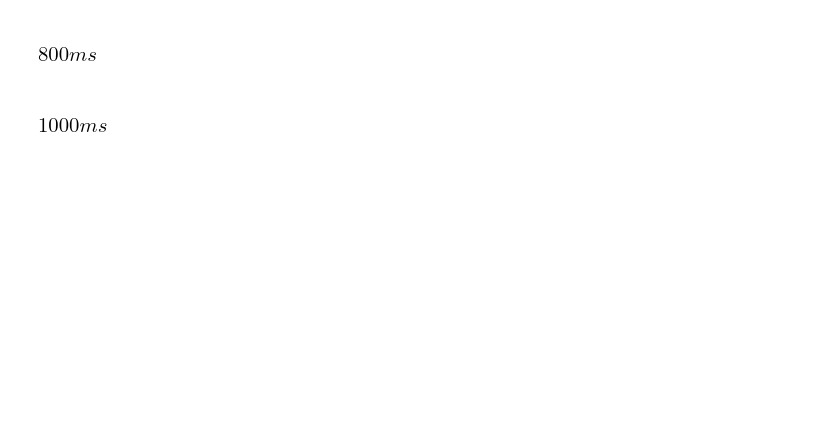
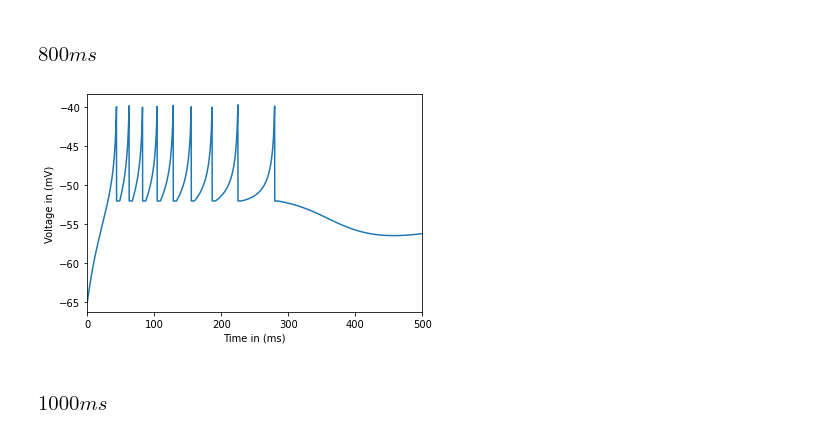
Before and after one commit to Jaffar-Hussein/ADEX, a Jupyter notebook: Models/neural_Adex_simulations.ipynb, the cells around one changed output. Saved outputs shown, nothing was run; the diff lists cells and outputs as text; code cells hidden in the pictures; blank space fills up the shorter version.

```diff
--- a/Models/neural_Adex_simulations.ipynb
+++ b/Models/neural_Adex_simulations.ipynb
@@ -922,30 +988,32 @@ parameters = {
 # %%
 eqs = """
     dvm/dt = (g_l*(e_l - vm) + g_l*d_t*exp((vm-v_t)/d_t) + i_stim - w)/c_m : volt (unless refractory)
     dw/dt  = (a*(vm - e_l) - w)/tau_w : amp
     """
 neuron = NeuronGroup(
     1,
     model=eqs,
     threshold="vm > -40.*mV",
     reset="vm = v_r; w += b",
     refractory='5*ms',
     method="euler",
     namespace=parameters,
 )
 neuron.vm = parameters["e_l"]
 neuron.w = 0
 states = StateMonitor(neuron, ["vm", "w"], record=True, when="thresholds")
 defaultclock.dt = 0.1 * ms
 run(4000 * ms)
 # clip membrane voltages to threshold (0 mV)
 vms = np.clip(states[0].vm / mV, a_min=None, a_max=0)
 plt.plot(states[0].t / ms, vms)
-
+plt.xlim(0,500)
 plt.xlabel('Time in (ms)')
 plt.ylabel('Voltage in (mV)')
 
 plt.show()
+# %% [output]
+[figure, added]
 # %% [markdown]
 ### $1000ms$
 # %%
```
Also changed, not shown: parts of 31 cells of this notebook, 4 other files.
